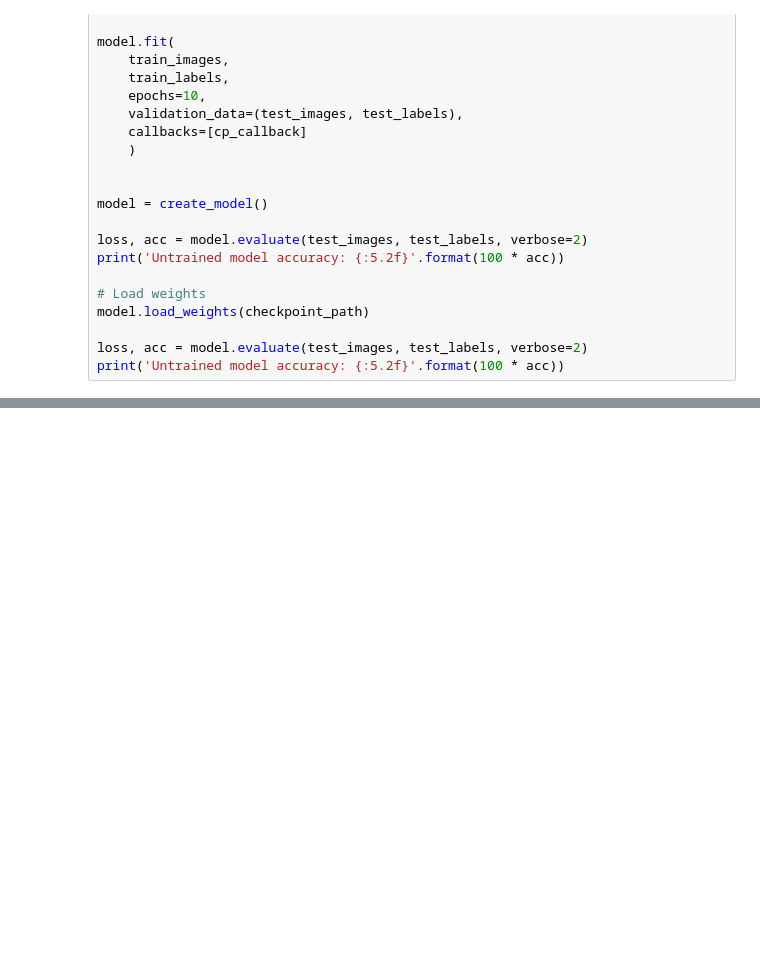
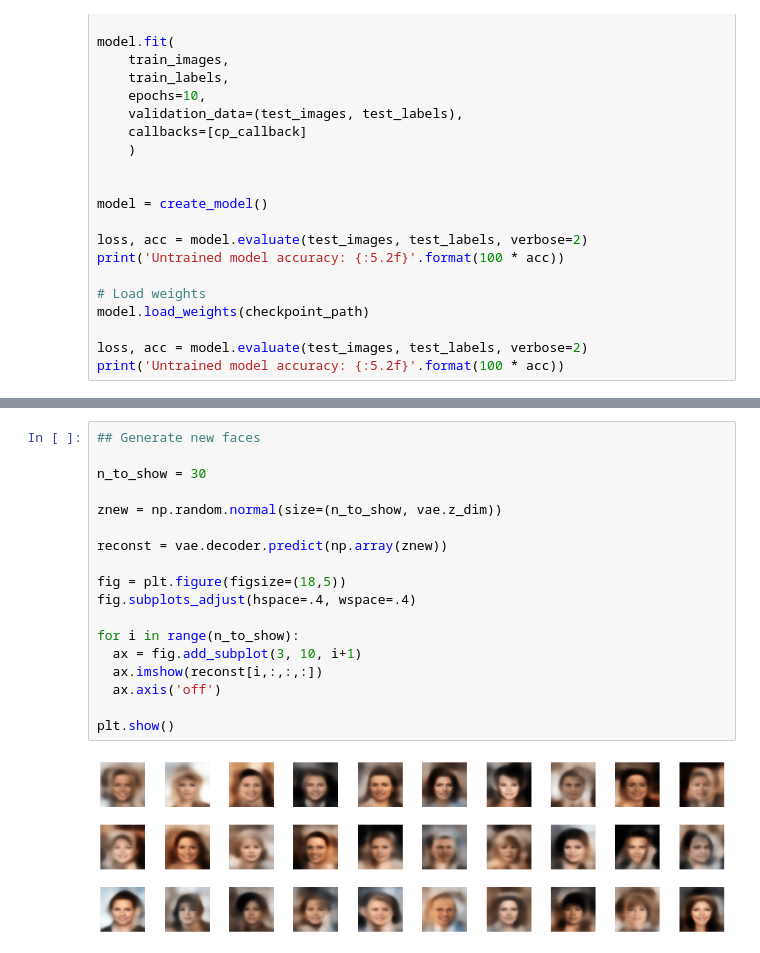
Before and after one commit to git-bauerseb/deep-learning, a Jupyter notebook: generative_deep_learning.ipynb, the cells around one changed output, grey strips where cells are left out. Drawn from its saved outputs; the diff is of its cells as text; blank space fills up the shorter version.

```diff
--- a/generative_deep_learning.ipynb
+++ b/generative_deep_learning.ipynb
@@ -894,0 +1227,20 @@ mkdir: cannot create directory ‘/root/.kaggle/’: File exists
+# %%
+## Generate new faces
+
+n_to_show = 30
+
+znew = np.random.normal(size=(n_to_show, vae.z_dim))
+
+reconst = vae.decoder.predict(np.array(znew))
+
+fig = plt.figure(figsize=(18,5))
+fig.subplots_adjust(hspace=.4, wspace=.4)
+
+for i in range(n_to_show):
+  ax = fig.add_subplot(3, 10, i+1)
+  ax.imshow(reconst[i,:,:,:])
+  ax.axis('off')
+
+plt.show()
+# %% [output]
+[figure, added]
```
Also changed, not shown: parts of 24 cells of this notebook.
